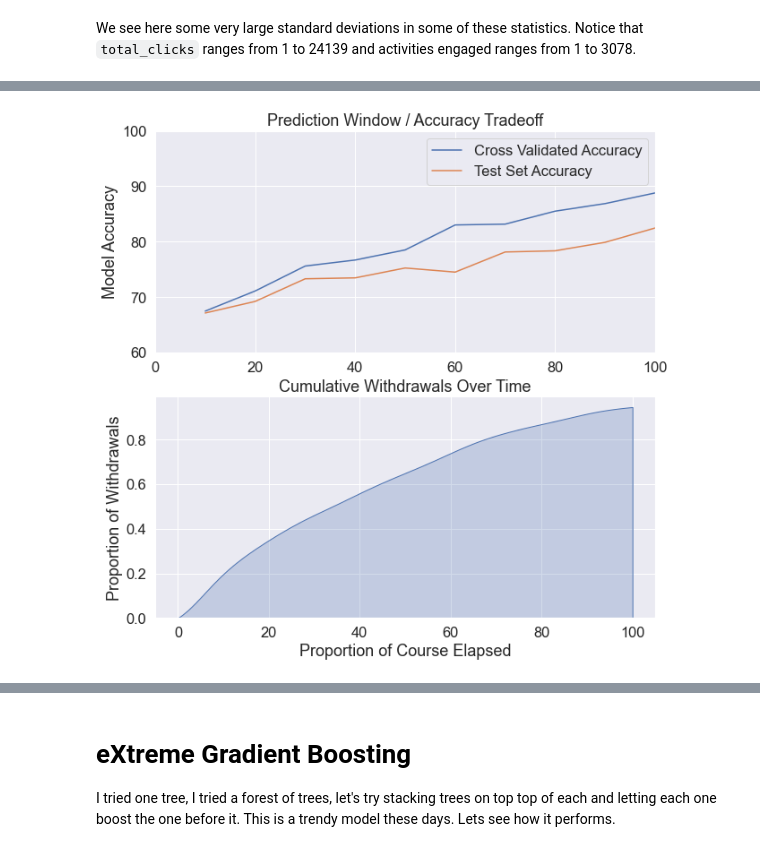
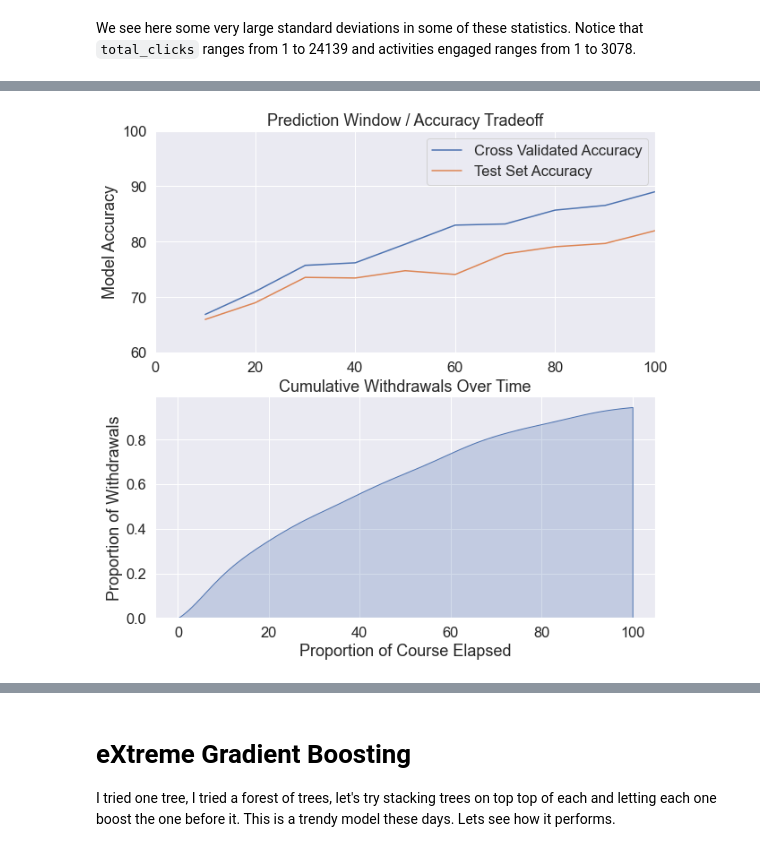
Before and after one commit to Caellwyn/ou_student_predictions, a Jupyter notebook: report/report_notebook.ipynb, the cells around one changed output, grey strips where cells are left out. Saved outputs shown, nothing was run; the diff lists cells and outputs as text; code cells hidden in the pictures.

```diff
--- a/report/report_notebook.ipynb
+++ b/report/report_notebook.ipynb
@@ -164,13 +182,12 @@ A key element of my model is that it is meant to be an early warning system.  It
 # %%
-
-model = pickle.load(open('../models/XGBmodel4.pkl','rb'))
+model = pickle.load(open('../models/XGBmodel5.pkl','rb'))
 
 window_scores = pd.DataFrame(columns = ['Cross Validated Accuracy','Test Set Accuracy'],
                             index = [x*10 for x in range(1,11,1)])
 
 for window in range(1,11,1):
     window_df = load_OU_data(prediction_window=window/10)
-    window_df.drop(columns = ['id_student','region','highest_education', \
+    window_df.drop(columns = ['id_student','region','highest_education', 'num_of_prev_attempts',\
                        'imd_band','gender','age_band','disability','studied_credits',
                        'module_presentation_length','date_registration'], inplace = True)
     window_df['final_result'] = np.array(['No Intervention' if w in ['Pass','Distinction'] \
@@ -185,31 +202,31 @@ for window in range(1,11,1):
 
     #the cross validator processes data as it's validating, but we want a set for final evaluation, too.
     X_train_transformed, y_train_transformed, X_test_transformed = process_courses(X_train, y_train, X_test)
 
     scores = cross_val_presentation(model, train_df, scoring='accuracy')
 
     best_val_score = np.mean(scores.score)
     model.fit(X_train_transformed, y_train_transformed)
     y_pred = model.predict(X_test_transformed)
     test_score = accuracy_score(y_test, y_pred)
     window_scores.loc[window * 10, 'Cross Validated Accuracy'] = best_val_score * 100
     window_scores.loc[window * 10, 'Test Set Accuracy'] = test_score * 100
 
 fig, ax = plt.subplots(2,1, figsize = (10,10), sharex=False)
 ax = ax.ravel()
 window_scores.plot(ylim = (60,100), xlim = (0,100),
                   title = 'Prediction Window / Accuracy Tradeoff',
                   ax = ax[0])
 full_data = load_OU_data(prediction_window=None)
 withdrawals = full_data[full_data['final_result'] == 'Withdrawn']
 withdraw_time = withdrawals['date_unregistration']/withdrawals['module_presentation_length'] * 100
 
 sns.kdeplot(data=full_data[full_data.final_result == 'Withdrawn'], ax = ax[1],
             x=withdraw_time, fill=True, legend=True, clip = (0,100),
             cumulative = True).set_title('Cumulative Withdrawals Over Time')
 ax[0].set_ylabel('Model Accuracy')
 ax[1].set_xlabel('Proportion of Course Elapsed')
 ax[1].set_ylabel('Proportion of Withdrawals')
 plt.savefig('../figures/accuracy_prediction_window_tradeoff.png')
 # %% [output]
-[figure, old version]
+[figure, new version]
```
Also changed, not shown: parts of 53 cells of this notebook, 8 other files.
